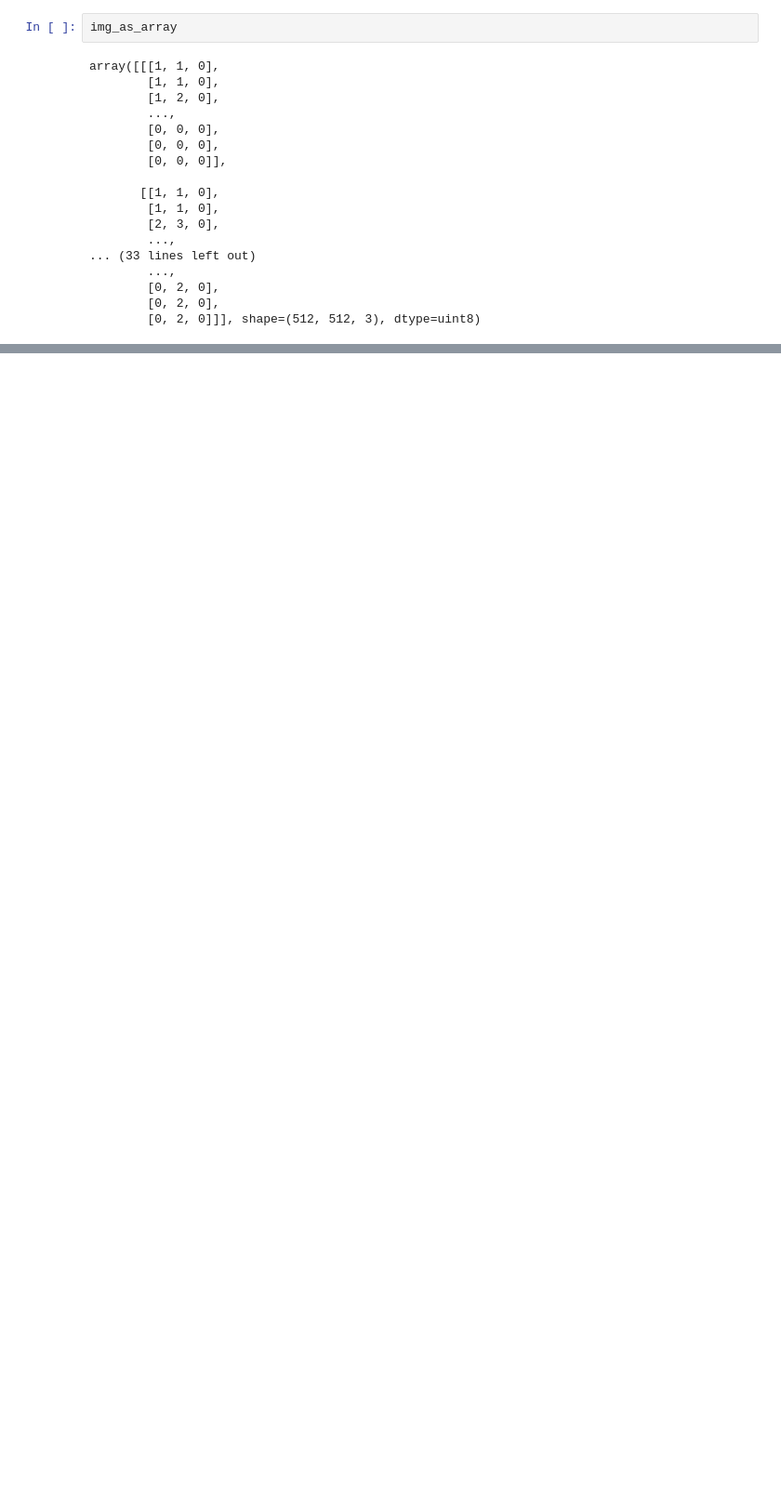
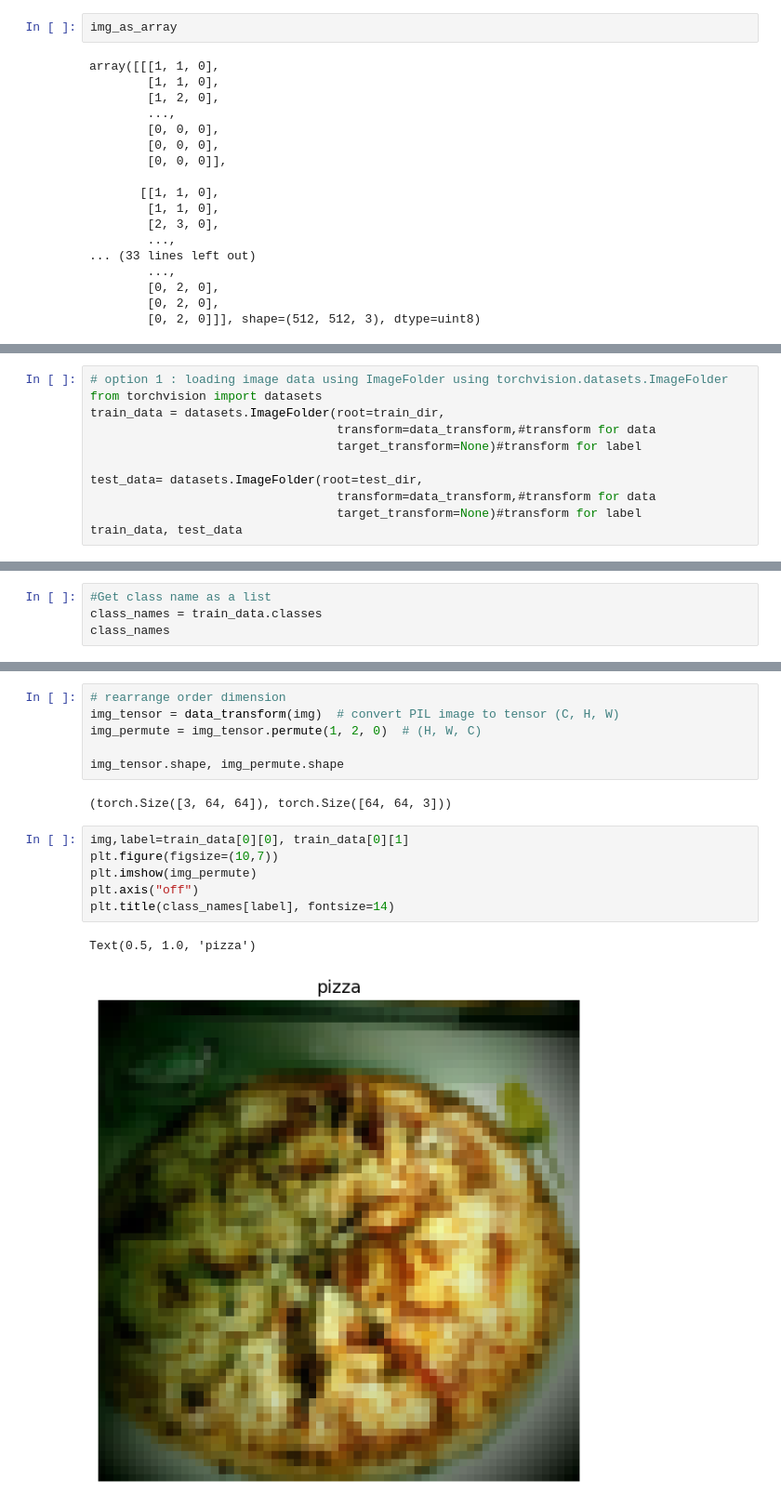
Before and after one commit to LadakaTayaara/deep-learning-codealong-nb, a Jupyter notebook: customdatasettut.ipynb, the cells around one changed output, grey strips where cells are left out. Shown at 93% size. Cells and saved outputs as stored; diff of their text form; blank space fills up the shorter version.

```diff
--- a/customdatasettut.ipynb
+++ b/customdatasettut.ipynb
@@ -188,2 +204,13 @@ plot_transformed_images(image_paths=image_path_list,
 [figure]
 [figure]
+# %%
+# option 1 : loading image data using ImageFolder using torchvision.datasets.ImageFolder
+from torchvision import datasets
+train_data = datasets.ImageFolder(root=train_dir,
+                                  transform=data_transform,#transform for data
+                                  target_transform=None)#transform for label
+
+test_data= datasets.ImageFolder(root=test_dir,
+                                  transform=data_transform,#transform for data
+                                  target_transform=None)#transform for label
+train_data, test_data
@@ -189,0 +236,4 @@ plot_transformed_images(image_paths=image_path_list,
+# %%
+#Get class name as a list
+class_names = train_data.classes
+class_names
@@ -189,0 +253,17 @@ plot_transformed_images(image_paths=image_path_list,
+# %%
+# rearrange order dimension
+img_tensor = data_transform(img)  # convert PIL image to tensor (C, H, W)
+img_permute = img_tensor.permute(1, 2, 0)  # (H, W, C)
+
+img_tensor.shape, img_permute.shape
+# %% [output]
+(torch.Size([3, 64, 64]), torch.Size([64, 64, 3]))
+# %%
+img,label=train_data[0][0], train_data[0][1]
+plt.figure(figsize=(10,7))
+plt.imshow(img_permute)
+plt.axis("off")
+plt.title(class_names[label], fontsize=14)
+# %% [output]
+Text(0.5, 1.0, 'pizza')
+[figure, added]
```
Also changed, not shown: parts of 6 cells of this notebook.
